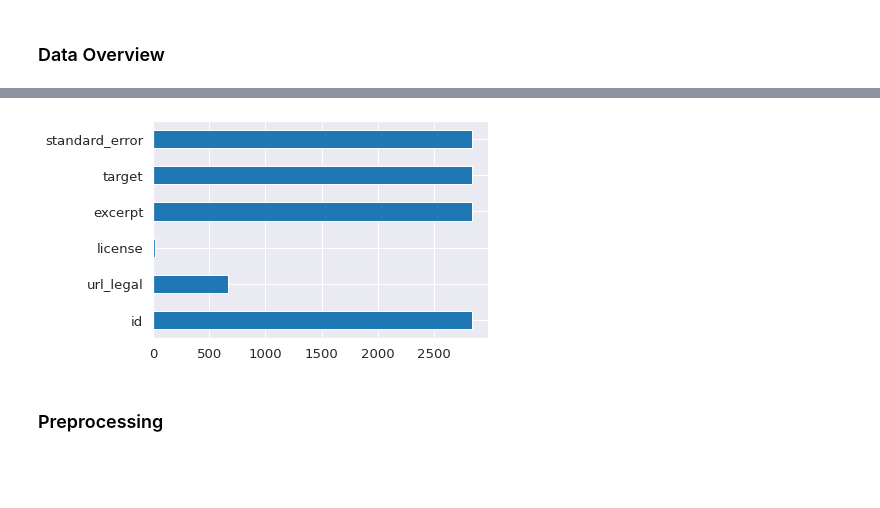
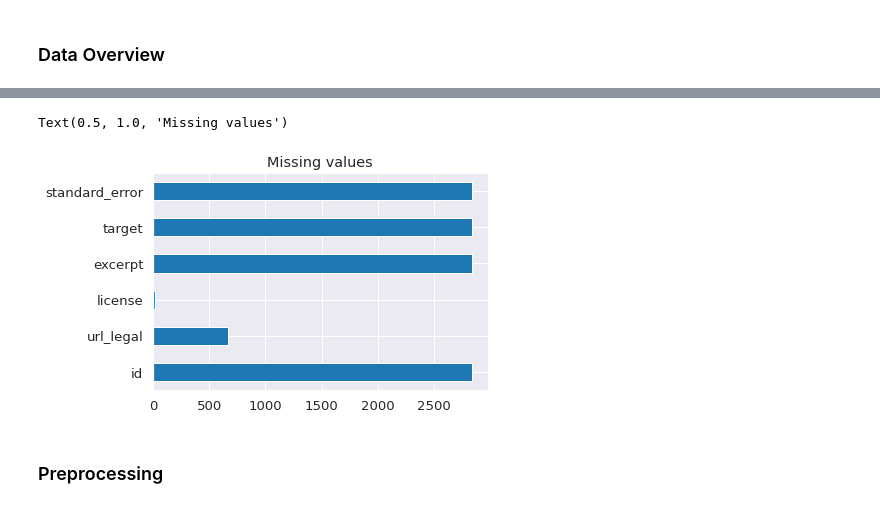
Before and after one commit to HeleneFabia/commonlit-readability, a Jupyter notebook: notebooks/eda.ipynb, the cells around one changed output, grey strips where cells are left out. Saved outputs shown, nothing was run; the diff lists cells and outputs as text; code cells hidden in the pictures; blank space fills up the shorter version.

```diff
--- a/notebooks/eda.ipynb
+++ b/notebooks/eda.ipynb
@@ -63,7 +68,9 @@ dtype: int64
 # %%
 # missing values
 train_df.nunique().plot.barh();
+plt.title("Missing values")
 # %% [output]
+Text(0.5, 1.0, 'Missing values')
-[figure, old version]
+[figure, new version]
 # %% [markdown]
 ### Preprocessing
```
Also changed, not shown: parts of 23 cells of this notebook.
